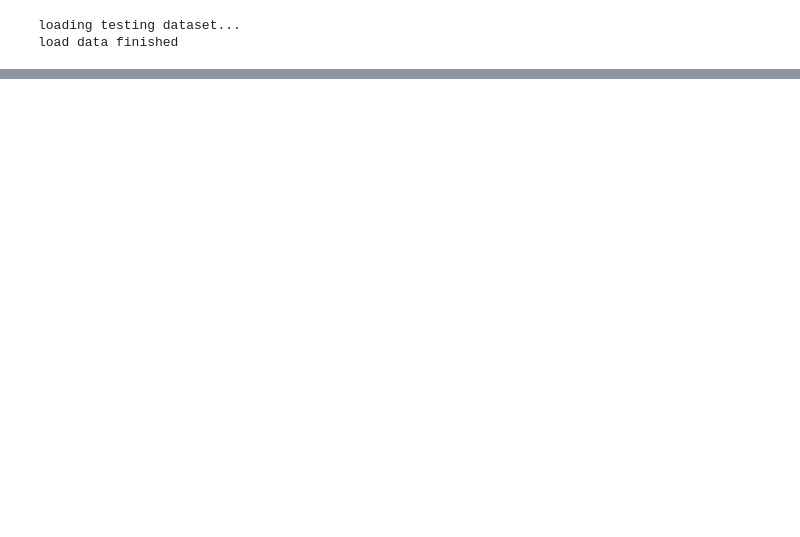
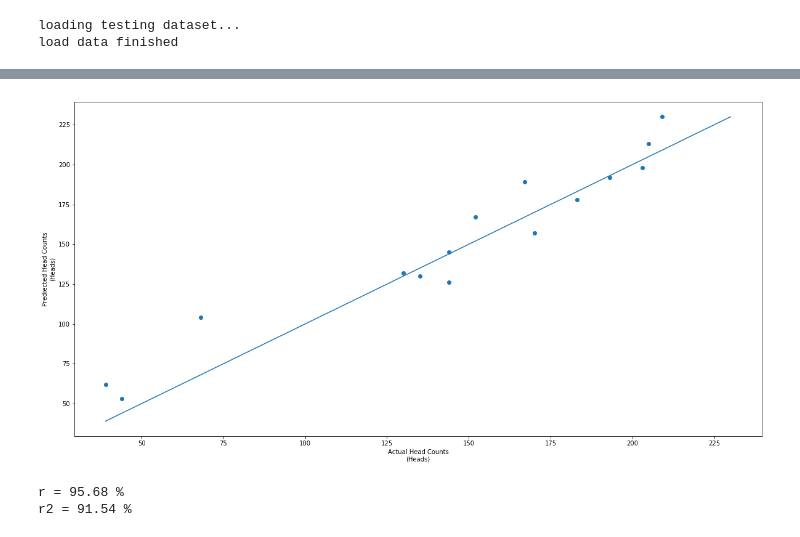
Before and after one commit to tann9949/vCanteen-crowd-estimator-keras, a Jupyter notebook: v2.ipynb, the cells around one changed output, grey strips where cells are left out. Saved outputs shown, nothing was run; the diff lists cells and outputs as text; code cells hidden in the pictures; blank space fills up the shorter version.

```diff
--- a/v2.ipynb
+++ b/v2.ipynb
@@ -260,0 +272,11 @@ Mean Square Error: 10.12916580968048
+# %%
+plt.figure(figsize=(20, 10))
+min_plot = min(min(pred), min(ground_truth))
+max_plot = max(max(ground_truth), max(pred))
+plt.scatter(ground_truth, pred)
+plt.plot(np.arange(min_plot,max_plot,0.01), np.arange(min_plot,max_plot,0.01))
+plt.xlabel("Actual Head Counts\n(Heads)")
+plt.ylabel("Prediected Head Counts\n(Heads)")
+plt.show()
+# %% [output]
+[figure, added]
@@ -260,0 +289,6 @@ Mean Square Error: 10.12916580968048
+# %%
+print('r = {:.2f}'.format(r*100),'%')
+print('r2 = {:.2f}'.format(r2*100),'%')
+# %% [output]
+r = 95.68 %
+r2 = 91.54 %
```
Also changed, not shown: parts of 16 cells of this notebook, 1 other file.
